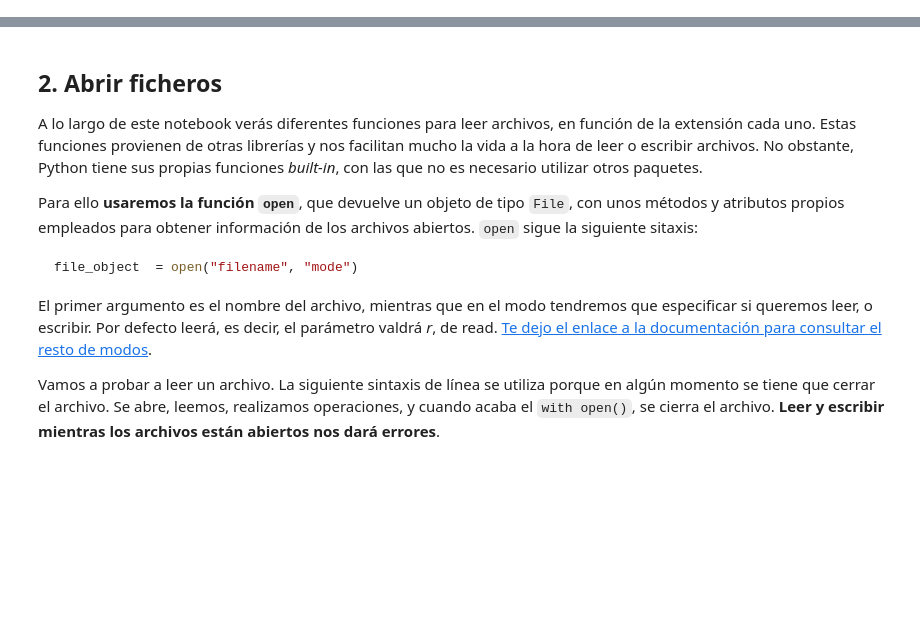
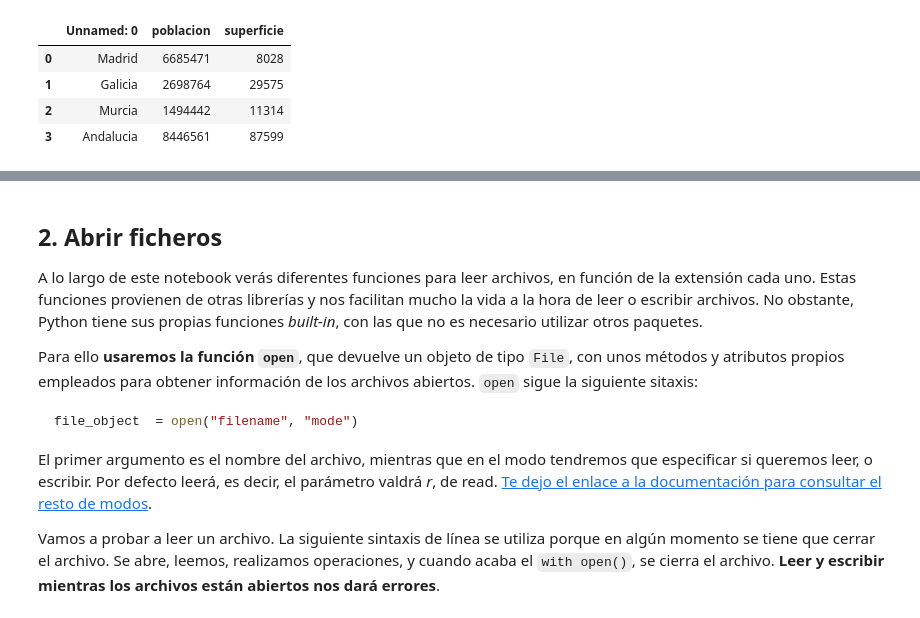
Before and after one commit to diego-dng/1026_DS_VITORIA-GASTEIZ, a Jupyter notebook: 2-Data_analysis/3-Sources/Archivos/Teoría/Lectura_Escritura.ipynb, the cells around one changed output, grey strips where cells are left out. Saved outputs shown, nothing was run; the diff lists cells and outputs as text; code cells hidden in the pictures; blank space fills up the shorter version.

Commit message:
W4 D1 EJERCICIOS Y EDA

```diff
--- a/2-Data_analysis/3-Sources/Archivos/Teoría/Lectura_Escritura.ipynb
+++ b/2-Data_analysis/3-Sources/Archivos/Teoría/Lectura_Escritura.ipynb
@@ -43,4 +43,18 @@ Siempre podemos poner la ruta absoluta (`C/Users/usuario/Archivos/Bootcamp/Pytho
 
 [Buena guía para iniciarse en la lectura/escritura de archivos con Python.](https://realpython.com/read-write-files-python/)
 # %%
-C:\Users\Diego Nuñez\Desktop\REPO_0426\0426_DS_VITORIA-GASTEIZ\2-Data_analysis\3-Sources\Archivos\Teoría\Lectura_Escritura.ipynb
+csv = "C://Users//Diego Nuñez//Desktop//REPO_1026//1026_DS_VITORIA-GASTEIZ//2-Data_analysis//3-Sources//Archivos//Teoría//data//ejercicio_clase.csv"
+csv_2 = "data/ejercicio_clase.csv"
+# %%
+import pandas as pd
+
+df_1 = pd.read_csv(csv, sep = ";")
+df_2 = pd.read_csv(csv_2, sep = ";")
+# %%
+df_1
+# %% [output]
+|  | Unnamed: 0 | poblacion | superficie |
+| 0 | Madrid | 6685471 | 8028 |
+| 1 | Galicia | 2698764 | 29575 |
+| 2 | Murcia | 1494442 | 11314 |
+| 3 | Andalucia | 8446561 | 87599 |
```
Also changed, not shown: parts of 16 cells of this notebook, 2 other files.
